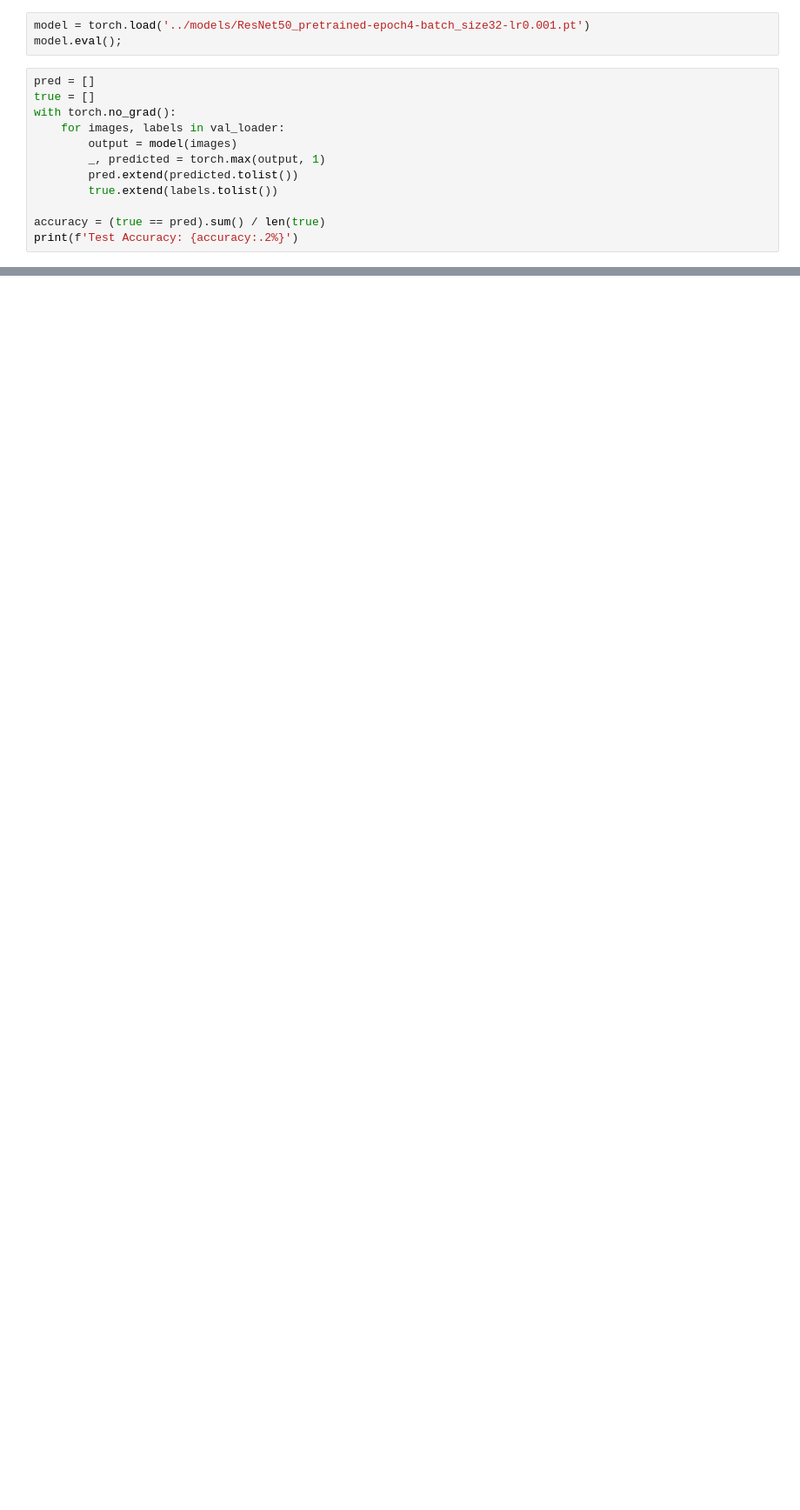
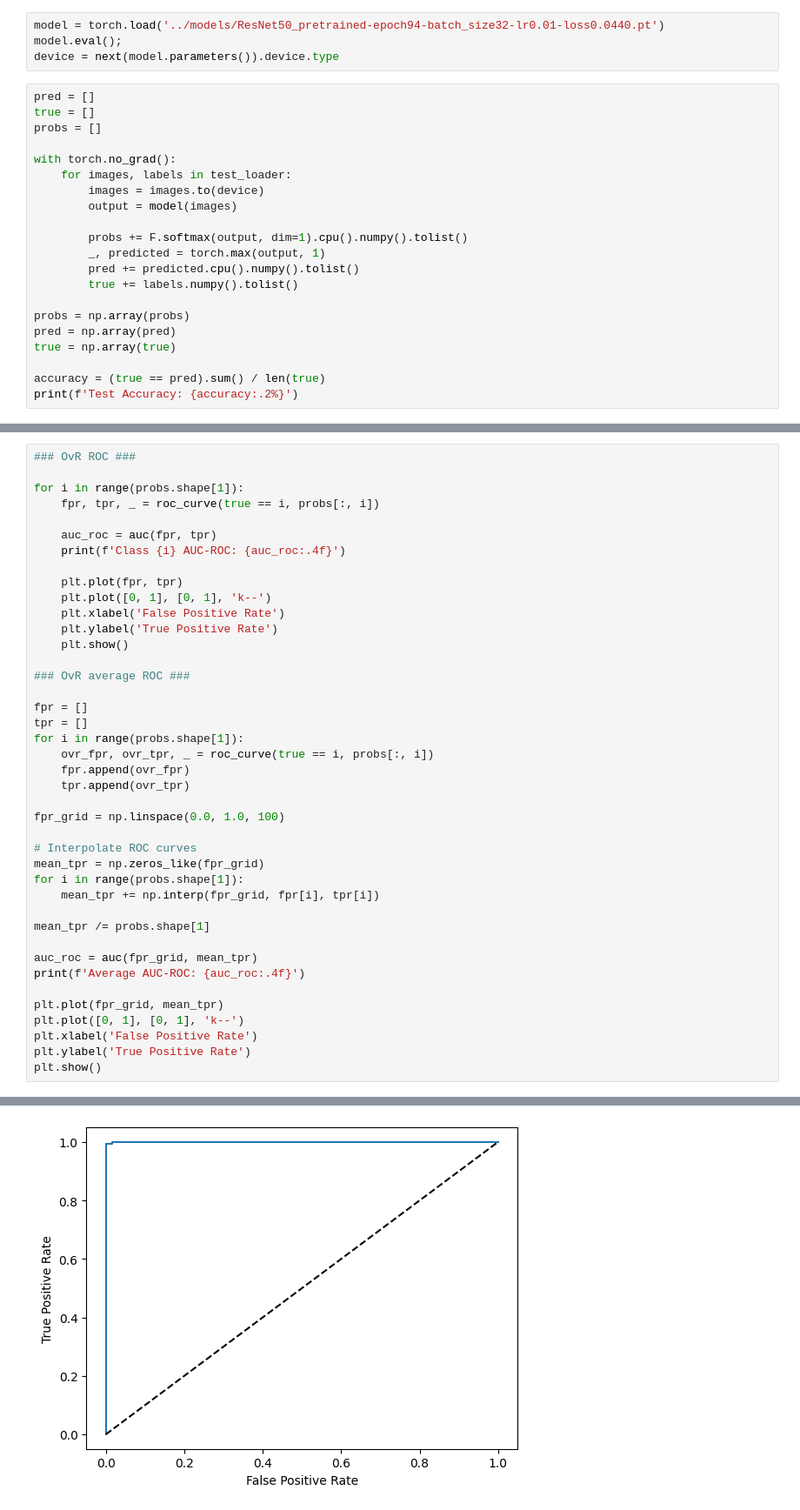
Before and after one commit to TimBerti/glottis-cv, a Jupyter notebook: notebooks/eval.ipynb, the cells around one changed output, grey strips where cells are left out. Shown: that part at 87% size. Cells and saved outputs as stored; diff of their text form; blank space fills up the shorter version.

```diff
--- a/notebooks/eval.ipynb
+++ b/notebooks/eval.ipynb
@@ -19,15 +25,25 @@ val_loader = DataLoader(val_set, batch_size=32, shuffle=False)
 # %%
-model = torch.load('../models/ResNet50_pretrained-epoch4-batch_size32-lr0.001.pt')
+model = torch.load('../models/ResNet50_pretrained-epoch94-batch_size32-lr0.01-loss0.0440.pt')
 model.eval();
+device = next(model.parameters()).device.type
 # %%
 pred = []
 true = []
+probs = []
+
 with torch.no_grad():
-    for images, labels in val_loader:
+    for images, labels in test_loader:
+        images = images.to(device)
         output = model(images)
+
+        probs += F.softmax(output, dim=1).cpu().numpy().tolist()
         _, predicted = torch.max(output, 1)
-        pred.extend(predicted.tolist())
-        true.extend(labels.tolist())
+        pred += predicted.cpu().numpy().tolist()
+        true += labels.numpy().tolist()
+
+probs = np.array(probs)
+pred = np.array(pred)
+true = np.array(true)
 
 accuracy = (true == pred).sum() / len(true)
 print(f'Test Accuracy: {accuracy:.2%}')
@@ -33,0 +52,42 @@ print(f'Test Accuracy: {accuracy:.2%}')
+# %%
+### OvR ROC ###
+
+for i in range(probs.shape[1]):
+    fpr, tpr, _ = roc_curve(true == i, probs[:, i])
+
+    auc_roc = auc(fpr, tpr)
+    print(f'Class {i} AUC-ROC: {auc_roc:.4f}')
+
+    plt.plot(fpr, tpr)
+    plt.plot([0, 1], [0, 1], 'k--')
+    plt.xlabel('False Positive Rate')
+    plt.ylabel('True Positive Rate')
+    plt.show()
+
+### OvR average ROC ###
+
+fpr = []
+tpr = []
+for i in range(probs.shape[1]):
+    ovr_fpr, ovr_tpr, _ = roc_curve(true == i, probs[:, i])
+    fpr.append(ovr_fpr)
+    tpr.append(ovr_tpr)
+
+fpr_grid = np.linspace(0.0, 1.0, 100)
+
+# Interpolate ROC curves
+mean_tpr = np.zeros_like(fpr_grid)
+for i in range(probs.shape[1]):
+    mean_tpr += np.interp(fpr_grid, fpr[i], tpr[i])
+
+mean_tpr /= probs.shape[1]
+
+auc_roc = auc(fpr_grid, mean_tpr)
+print(f'Average AUC-ROC: {auc_roc:.4f}')
+
+plt.plot(fpr_grid, mean_tpr)
+plt.plot([0, 1], [0, 1], 'k--')
+plt.xlabel('False Positive Rate')
+plt.ylabel('True Positive Rate')
+plt.show()
+# %% [output]
@@ -33,0 +95 @@ print(f'Test Accuracy: {accuracy:.2%}')
+[figure, added]
```
Also changed, not shown: parts of 6 cells of this notebook, 2 other files.
